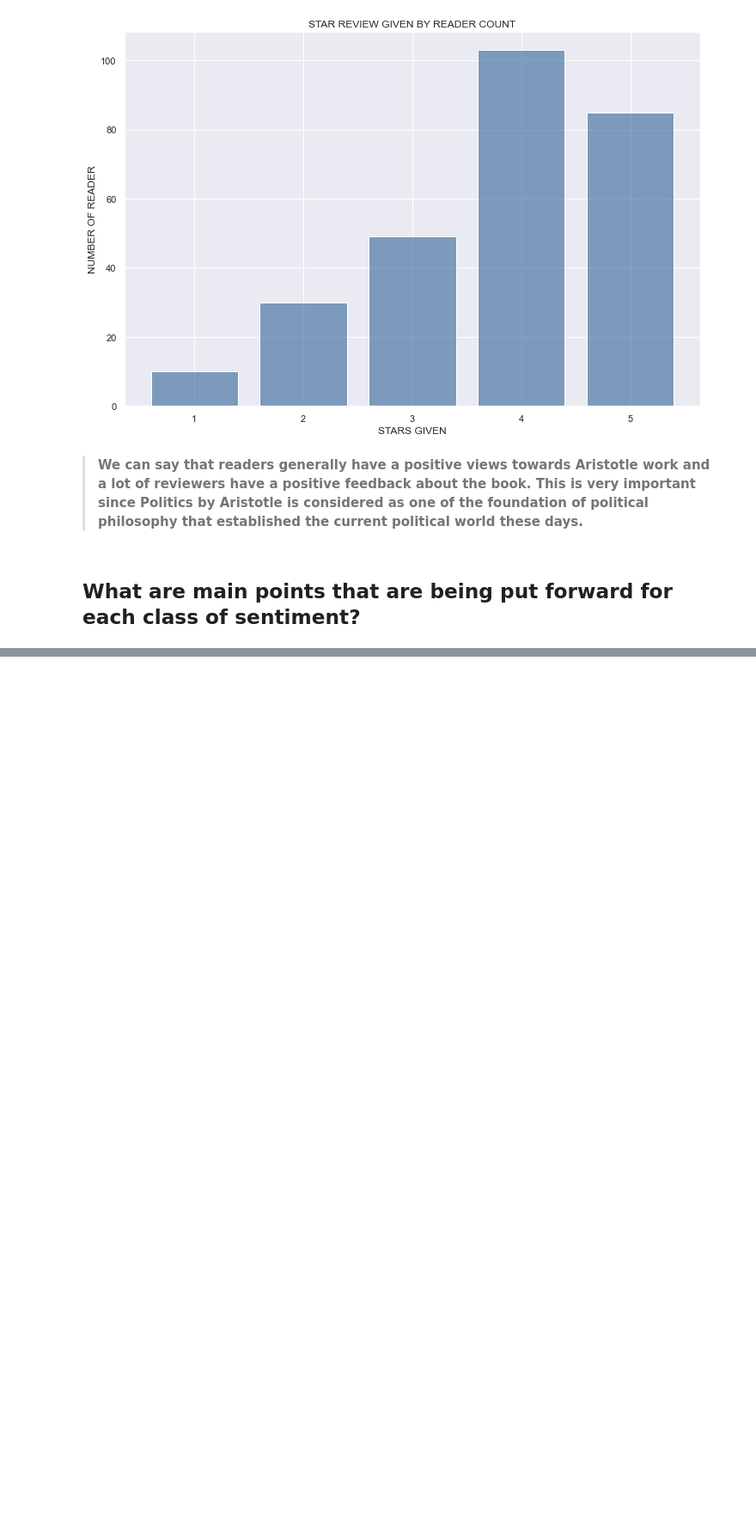
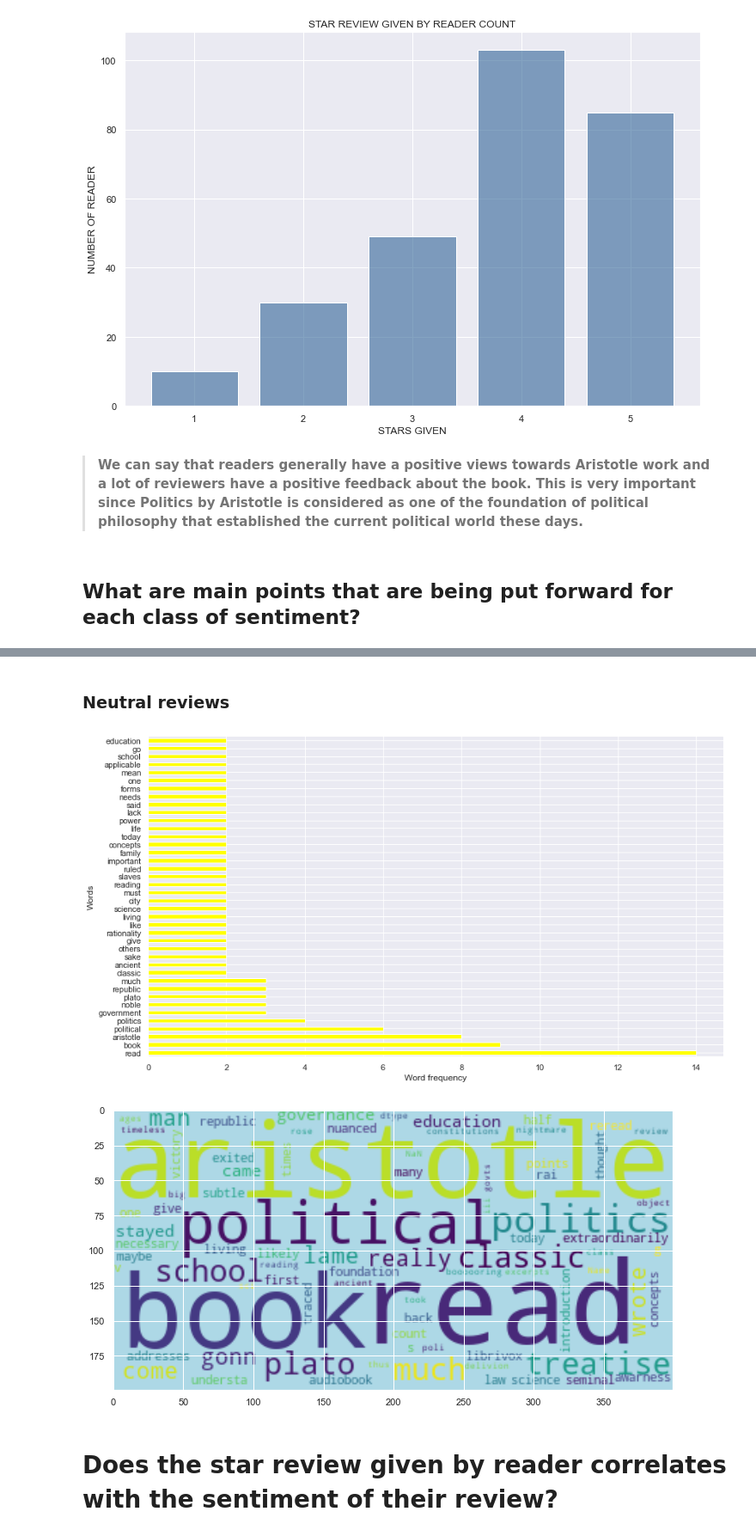
Before and after one commit to alepnabil/book_reviews_analysis, a Jupyter notebook: english/politics/eda_and_sentiment_analysis.ipynb, the cells around one changed output, grey strips where cells are left out. Shown at 86% size. Saved outputs shown, nothing was run; the diff lists cells and outputs as text; code cells hidden in the pictures; blank space fills up the shorter version.

```diff
--- a/english/politics/eda_and_sentiment_analysis.ipynb
+++ b/english/politics/eda_and_sentiment_analysis.ipynb
@@ -154,0 +188,28 @@ words_frequency(postive_reviews)
+# %% [markdown]
+### Neutral reviews
+# %%
+colour=['green','yellow','red']
+
+labels=['Positive reviews','Negative reviews','Neutral reviews']
+
+def words_frequency(dataframe):
+    word_frequency=pd.Series(dataframe['review']).str.split(expand=True).stack().value_counts()
+    word_frequency
+
+
+    plt.figure(figsize=(14,8))
+    word_frequency[:40].plot(kind='barh',color=random.choice(colour))
+    plt.xlabel('Word frequency')
+    plt.ylabel('Words')
+
+    #since neutral reviews have a number in them
+    temp_review=''.join(str(dataframe['review']))
+
+    plt.figure(figsize=(12,6))
+    wordcloud=WordCloud(background_color='lightblue').generate(temp_review)
+    plt.imshow(wordcloud,interpolation='bilinear')
+# %%
+words_frequency(neutral_reviews)
+# %% [output]
+[figure, added]
+[figure, added]
@@ -154,0 +218,2 @@ words_frequency(postive_reviews)
+# %% [markdown]
+# Does the star review given by reader correlates with the sentiment of their review?
```
Also changed, not shown: parts of 8 cells of this notebook.
